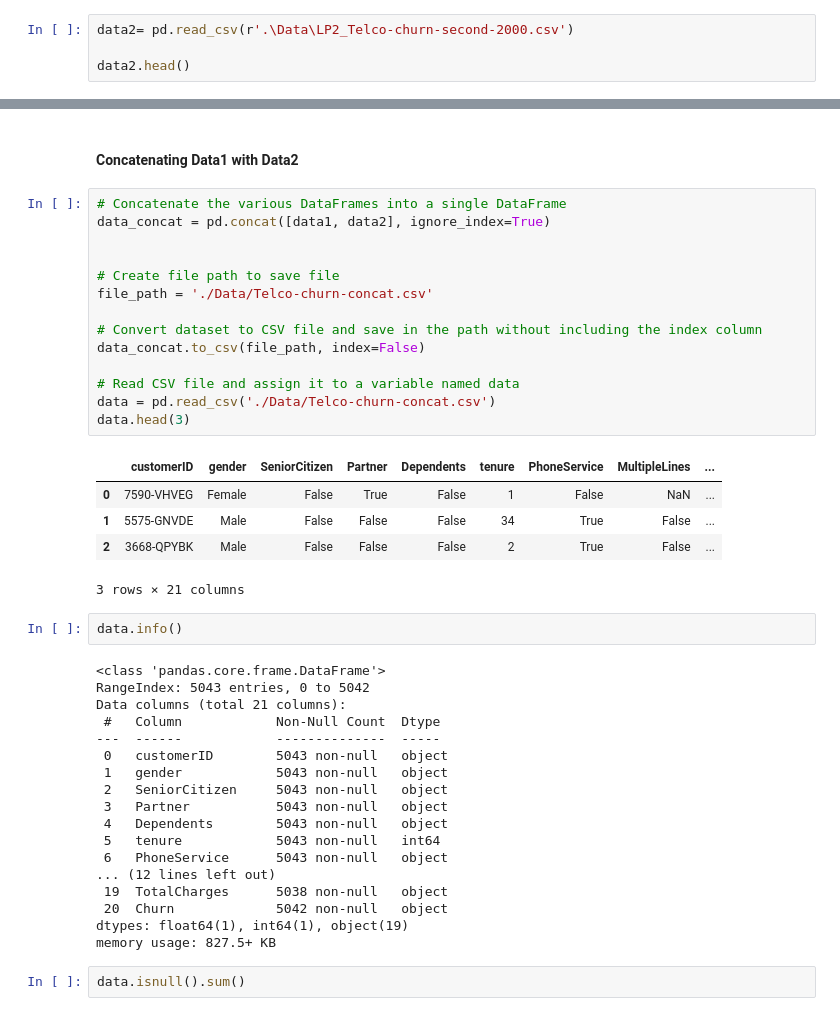
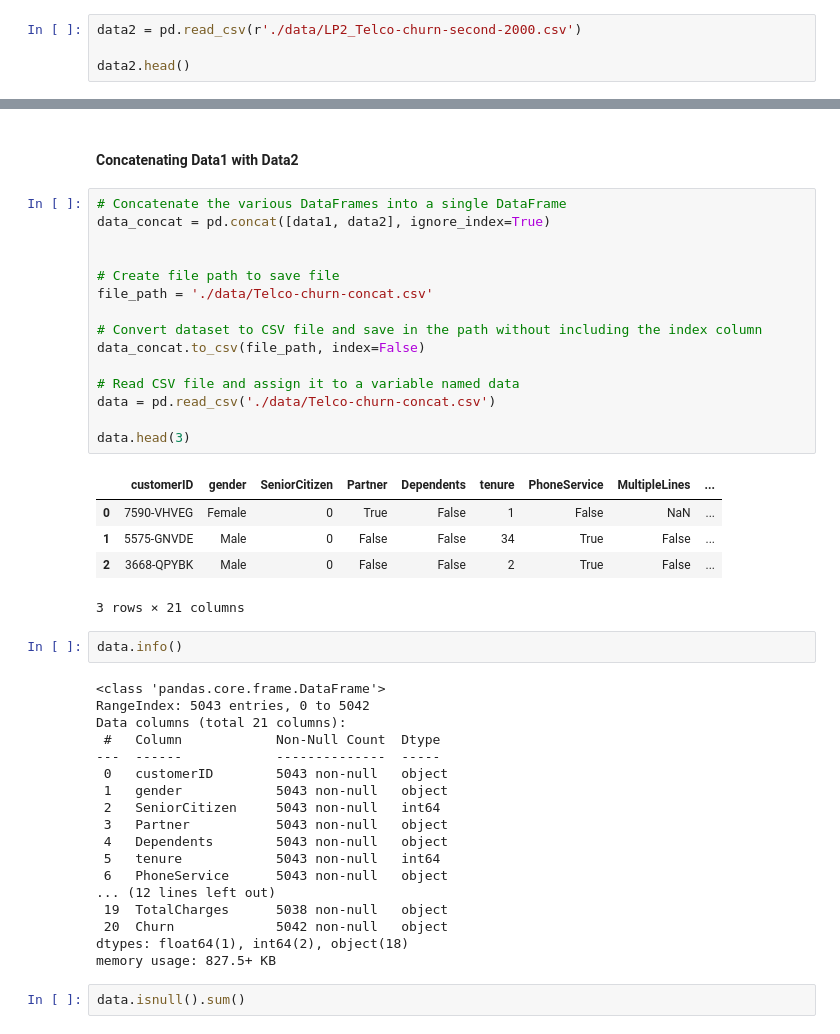
Before and after one commit to MissJoyy/Vodafone-Customer-Churn-Prediction, a Jupyter notebook: notebook.ipynb, the cells around one changed output, grey strips where cells are left out. Cells and saved outputs as stored; diff of their text form.

```diff
--- a/notebook.ipynb
+++ b/notebook.ipynb
@@ -101,7 +92,7 @@ data1.head()
 | 4 | 9237-HQITU | Female | False | False | False | 2 | True | False | ... |
 5 rows × 21 columns
 # %%
-data2= pd.read_csv(r'.\Data\LP2_Telco-churn-second-2000.csv')
+data2 = pd.read_csv(r'./data/LP2_Telco-churn-second-2000.csv')
 
 data2.head()
 # %% [output]
@@ -159,22 +150,23 @@ memory usage: 335.3+ KB
 # %%
 # Concatenate the various DataFrames into a single DataFrame
 data_concat = pd.concat([data1, data2], ignore_index=True)
 
 
 # Create file path to save file
-file_path = './Data/Telco-churn-concat.csv'
+file_path = './data/Telco-churn-concat.csv'
 
 # Convert dataset to CSV file and save in the path without including the index column
 data_concat.to_csv(file_path, index=False)
 
 # Read CSV file and assign it to a variable named data
-data = pd.read_csv('./Data/Telco-churn-concat.csv')
+data = pd.read_csv('./data/Telco-churn-concat.csv')
+
 data.head(3)
 # %% [output]
 |  | customerID | gender | SeniorCitizen | Partner | Dependents | tenure | PhoneService | MultipleLines | ... |
-| 0 | 7590-VHVEG | Female | False | True | False | 1 | False | NaN | ... |
-| 1 | 5575-GNVDE | Male | False | False | False | 34 | True | False | ... |
-| 2 | 3668-QPYBK | Male | False | False | False | 2 | True | False | ... |
+| 0 | 7590-VHVEG | Female | 0 | True | False | 1 | False | NaN | ... |
+| 1 | 5575-GNVDE | Male | 0 | False | False | 34 | True | False | ... |
+| 2 | 3668-QPYBK | Male | 0 | False | False | 2 | True | False | ... |
 3 rows × 21 columns
 # %%
 data.info()
@@ -186,7 +178,7 @@ Data columns (total 21 columns):
 ---  ------            --------------  -----
  0   customerID        5043 non-null   object
  1   gender            5043 non-null   object
- 2   SeniorCitizen     5043 non-null   object
+ 2   SeniorCitizen     5043 non-null   int64
  3   Partner           5043 non-null   object
  4   Dependents        5043 non-null   object
  5   tenure            5043 non-null   int64
@@ -194,7 +186,7 @@ Data columns (total 21 columns):
 ... (12 lines left out)
  19  TotalCharges      5038 non-null   object
  20  Churn             5042 non-null   object
-dtypes: float64(1), int64(1), object(19)
+dtypes: float64(1), int64(2), object(18)
 memory usage: 827.5+ KB
 # %%
 data.isnull().sum()
```
Also changed, not shown: parts of 27 cells of this notebook.
